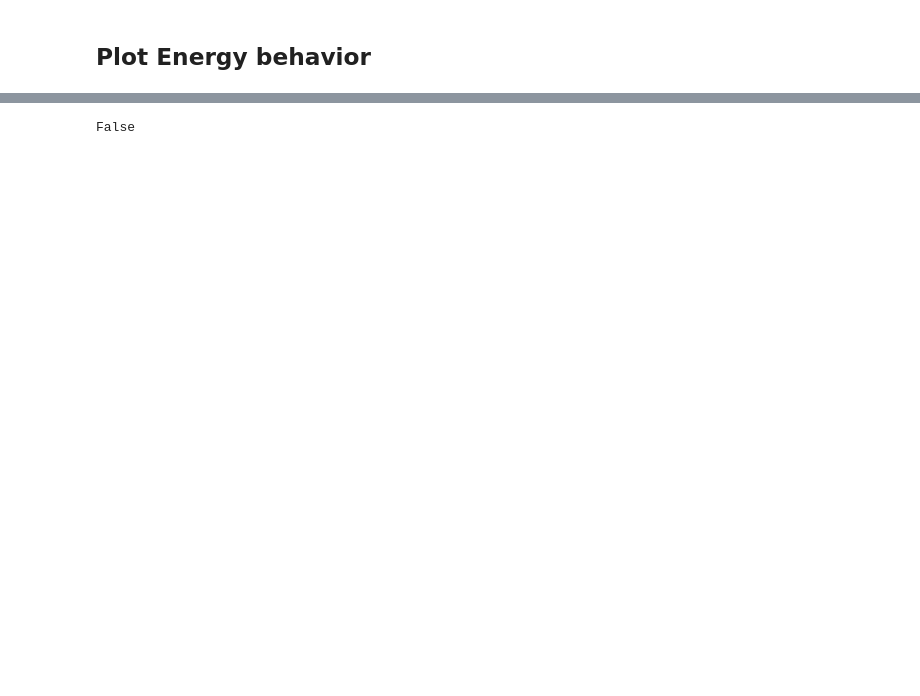
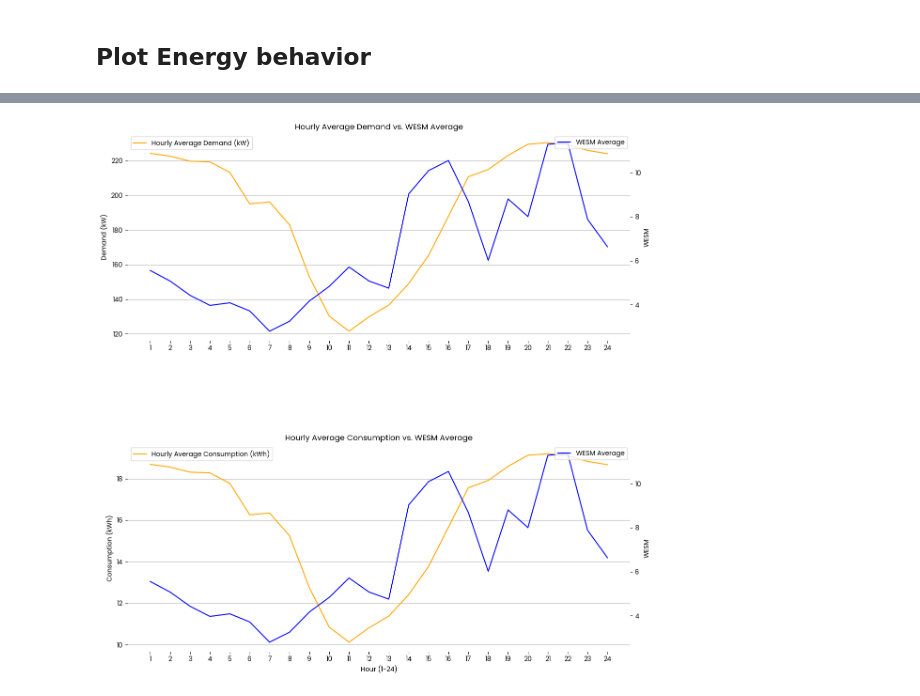
Before and after one commit to regosomark/analysis, a Jupyter notebook: Insights_Powerpoint.ipynb, the cells around one changed output, grey strips where cells are left out. Saved outputs shown, nothing was run; the diff lists cells and outputs as text; code cells hidden in the pictures; blank space fills up the shorter version.

```diff
--- a/Insights_Powerpoint.ipynb
+++ b/Insights_Powerpoint.ipynb
@@ -252,5 +265,0 @@ display_hourly_by_day_table(hourly_load_curve_by_day)
-# %%
-import os
-print(os.path.exists("solx.ppt"))
-# %% [output]
-False
@@ -264,0 +266,4 @@ two_content_slide_layout = ppt.slide_layouts[4]  # Two content slide
+# %%
+plot_demand_and_consumption_WESM(data)
+# %% [output]
+[figure, added]
```
Also changed, not shown: parts of 14 cells of this notebook.
